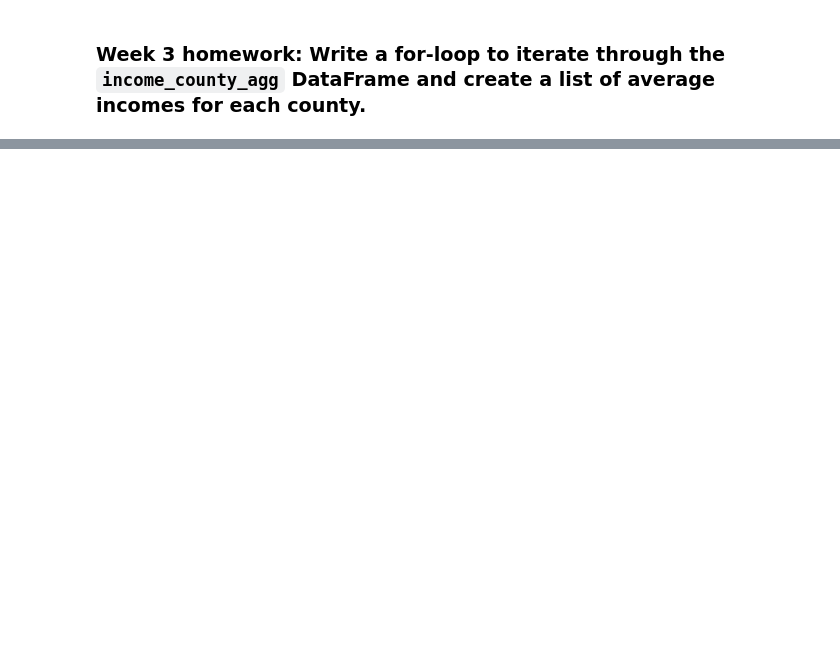
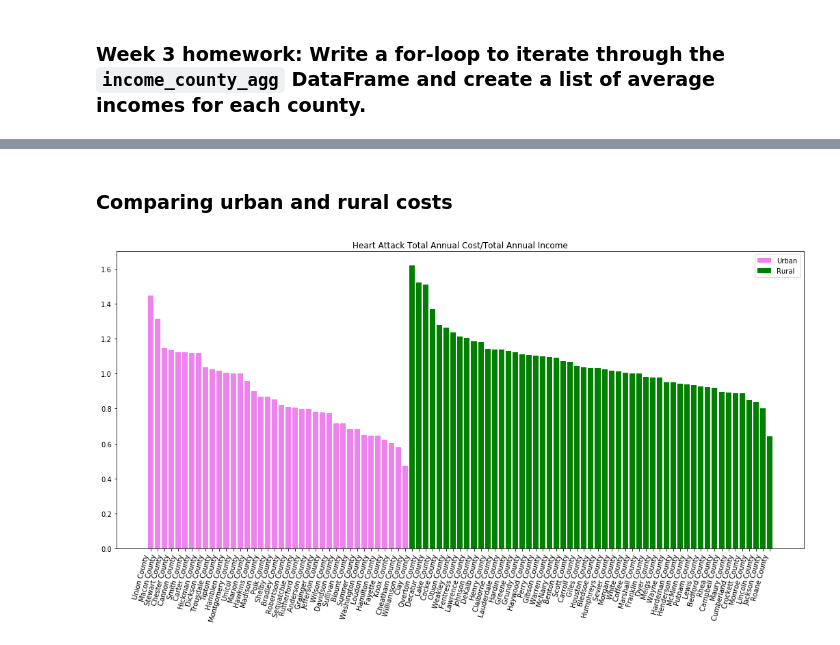
Before and after one commit to AmyLG/vanderbilt-data-essentials-cohort-2, a Jupyter notebook: homework_week_3.ipynb, the cells around one changed output, grey strips where cells are left out. Cells and saved outputs as stored; diff of their text form; code cells hidden in the pictures; blank space fills up the shorter version.

```diff
--- a/homework_week_3.ipynb
+++ b/homework_week_3.ipynb
@@ -162,0 +466,6 @@ income_county_agg.head()
+# %%
+# we only need county, urban, and analysis_value columns from the heart attack costs
+tn_ha_costs = tn_ha_costs[['county', 'urban', 'analysis_value']]
+# %%
+tn_ha_costs2 = pd.merge(tn_ha_costs, county_incomes, on= 'county', how = 'left')
+tn_ha_costs2.head(2)
@@ -162,0 +476,3 @@ income_county_agg.head()
+# %%
+tn_ha_costs2['cost_income_ratio'] = tn_ha_costs2.analysis_value / tn_ha_costs2.avg_income
+tn_ha_costs2.describe()
@@ -162,0 +514,14 @@ income_county_agg.head()
+# %% [markdown]
+### Comparing urban and rural costs
+# %%
+urban_ha = tn_ha_costs2.loc[tn_ha_costs2.urban == 'Urban'].sort_values('cost_income_ratio', ascending = False)
+rural_ha = tn_ha_costs2.loc[tn_ha_costs2.urban == 'Rural'].sort_values('cost_income_ratio', ascending = False)
+# %%
+plt.figure(figsize = (18, 8))
+plt.bar(urban_ha.county, urban_ha.cost_income_ratio, color = 'violet')
+plt.bar(rural_ha.county, rural_ha.cost_income_ratio, color = 'green')
+plt.title('Heart Attack Total Annual Cost/Total Annual Income')
+plt.legend(['Urban', 'Rural'])
+plt.xticks(rotation = 75, ha = 'right');
+# %% [output]
+[figure, added]
```
Also changed, not shown: parts of 172 cells of this notebook.
